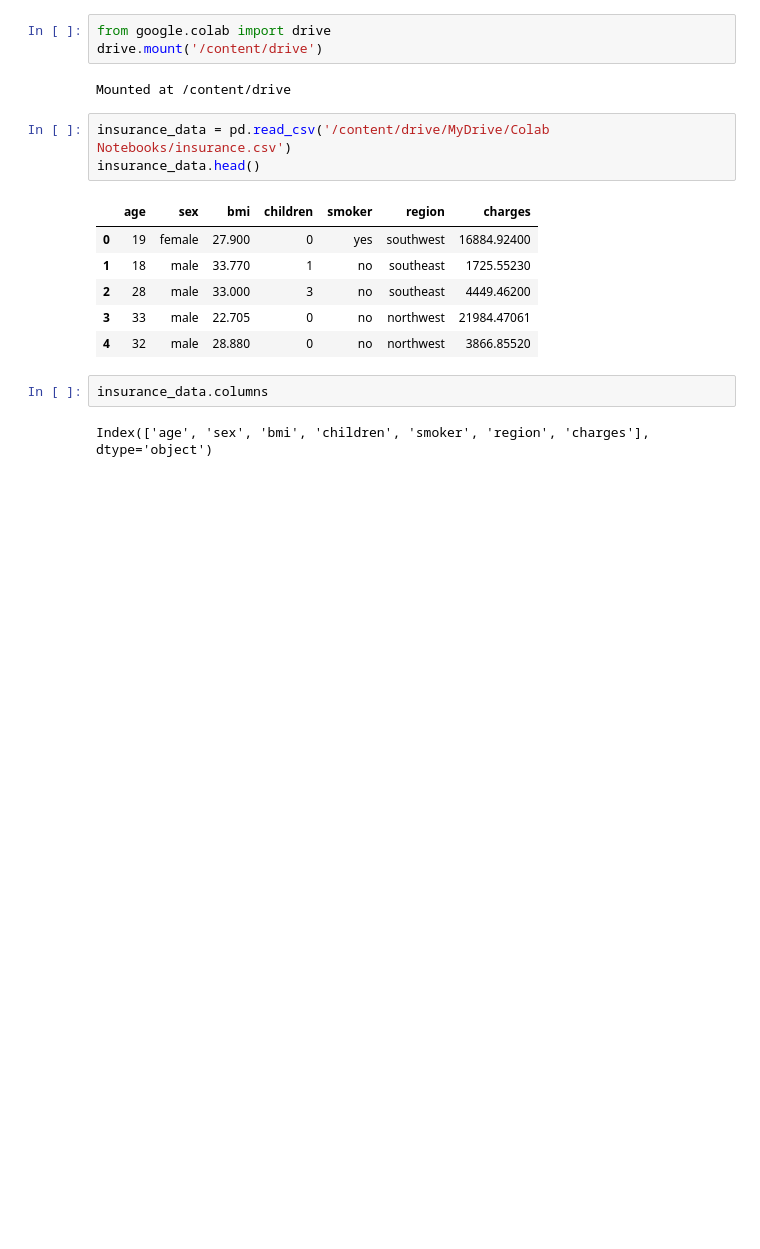
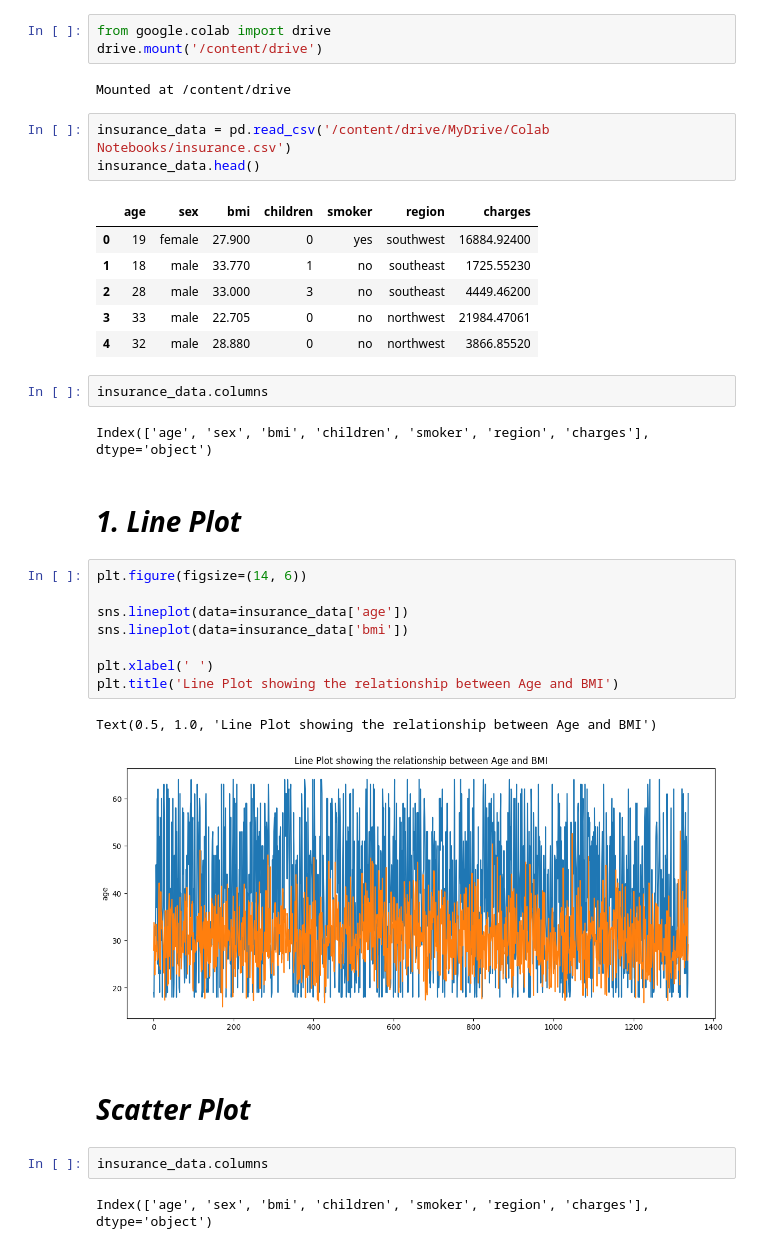
Before and after one commit to BrilliantChard/Python-and-ML, a Jupyter notebook: Scatter_Plots.ipynb, the cells around one changed output. Drawn from its saved outputs; the diff is of its cells as text; blank space fills up the shorter version.

Commit message:
Scatter Plots - Data Cleaning Kaggle Course

```diff
--- a/Scatter_Plots.ipynb
+++ b/Scatter_Plots.ipynb
@@ -23,3 +23,22 @@ insurance_data.head()
 insurance_data.columns
 # %% [output]
 Index(['age', 'sex', 'bmi', 'children', 'smoker', 'region', 'charges'], dtype='object')
+# %% [markdown]
+# ***1. Line Plot***
+# %%
+plt.figure(figsize=(14, 6))
+
+sns.lineplot(data=insurance_data['age'])
+sns.lineplot(data=insurance_data['bmi'])
+
+plt.xlabel(' ')
+plt.title('Line Plot showing the relationship between Age and BMI')
+# %% [output]
+Text(0.5, 1.0, 'Line Plot showing the relationship between Age and BMI')
+[figure, added]
+# %% [markdown]
+# ***Scatter Plot***
+# %%
+insurance_data.columns
+# %% [output]
+Index(['age', 'sex', 'bmi', 'children', 'smoker', 'region', 'charges'], dtype='object')
```
Also changed, not shown: parts of 5 cells of this notebook.
